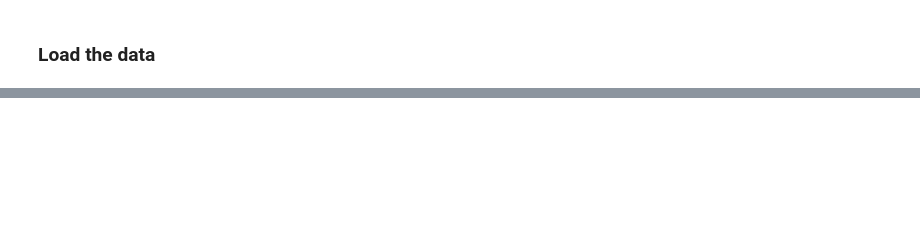
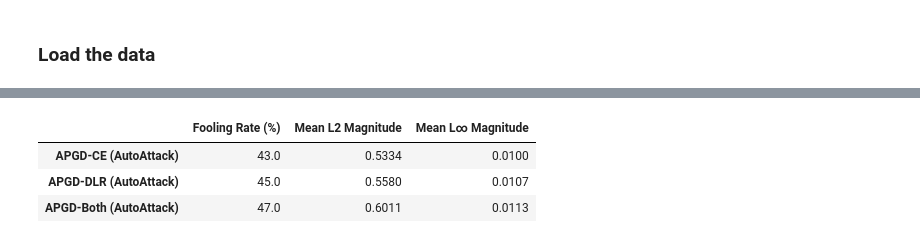
Before and after one commit to Abuhamad/comp378_f26, a Jupyter notebook: lesson_19/lab.ipynb, the cells around one changed output, grey strips where cells are left out. Drawn from its saved outputs; the diff is of its cells as text; code cells hidden in the pictures; blank space fills up the shorter version.

```diff
--- a/lesson_19/lab.ipynb
+++ b/lesson_19/lab.ipynb
@@ -146,4 +232,16 @@ model = model.to(device)  # move model to the appropriate device
 # %%
+# Extract x_test and y_test from test_loader
+# Iterate through the loader to gather 200 examples as specified in the instructions
+x_test_list, y_test_list = [], []
+for batch_x, batch_y in test_loader:
+    x_test_list.append(batch_x.numpy())
+    y_test_list.append(batch_y.numpy())
+    if sum(len(b) for b in x_test_list) >= 200: # stop when we reach 200 examples
+        break
+
+x_test = np.concatenate(x_test_list, axis=0)[:200]
+y_test = np.concatenate(y_test_list, axis=0)[:200]
+
 # Create ART PyTorchClassifier
 loss_fn = nn.CrossEntropyLoss()
 optimizer = torch.optim.Adam(model.parameters(), lr=0.001)
@@ -321,0 +420,78 @@ You have completed this lab when:
+# %%
+import torch
+import numpy as np
+import pandas as pd
+from autoattack import AutoAttack
+
+# Initialize lists to store metrics for AutoAttack algorithms
+aa_report_data = {}
+
+# Helper function to compute and store metrics
+def evaluate_adversarial_images(x_clean, x_perturbed, y_true, model, attack_name):
+    # Ensure inputs are tensors
+    if isinstance(x_perturbed, np.ndarray):
+        x_perturbed_tensor = torch.from_numpy(x_perturbed).to(device)
+    else:
+        x_perturbed_tensor = x_perturbed.to(device)
+
+    with torch.no_grad():
+        outputs = model(x_perturbed_tensor)
+        preds = outputs.argmax(dim=1).cpu().numpy()
+
+    # Calculate Fooling Rate
+    fooling_rate = np.mean(preds != y_true) * 100
+
+    # Convert perturbed to numpy for distance calculation
+    if not isinstance(x_perturbed, np.ndarray):
+        x_p_np = x_perturbed.cpu().numpy()
+    else:
+        x_p_np = x_perturbed
+
+    perturbation = x_p_np - x_clean
+    mean_l2 = np.mean(np.linalg.norm(perturbation.reshape(perturbation.shape[0], -1), axis=1))
+    mean_linf = np.mean(np.abs(perturbation).max(axis=(1, 2, 3)))
+
+    return {
+        'Fooling Rate (%)': fooling_rate,
+        'Mean L2 Magnitude': mean_l2,
+        'Mean L∞ Magnitude': mean_linf
+    }
+
+# 1. Run AutoAttack with individual components to isolate their outputs
+x_test_tensor = torch.from_numpy(x_test).to(device)
+y_test_tensor = torch.from_numpy(y_test).to(device)
+
+# Run APGD-CE
+print("Evaluating APGD-CE from AutoAttack...")
+aa_ce = AutoAttack(model, norm='Linf', eps=8/255, version='custom', attacks_to_run=['apgd-ce'])
+aa_ce.apgd.n_restarts = 1
+x_adv_ce = aa_ce.run_standard_evaluation(x_test_tensor, y_test_tensor)
+aa_report_data['APGD-CE (AutoAttack)'] = evaluate_adversarial_images(x_test, x_adv_ce, y_test, model, 'APGD-CE')
+
+# Run APGD-DLR
+print("\nEvaluating APGD-DLR from AutoAttack...")
+aa_dlr = AutoAttack(model, norm='Linf', eps=8/255, version='custom', attacks_to_run=['apgd-dlr'])
+aa_dlr.apgd.n_restarts = 1
+x_adv_dlr = aa_dlr.run_standard_evaluation(x_test_tensor, y_test_tensor)
+aa_report_data['APGD-DLR (AutoAttack)'] = evaluate_adversarial_images(x_test, x_adv_dlr, y_test, model, 'APGD-DLR')
+
+# Run APGD-CE and APGD-DLR
+print("\nEvaluating APGD-CE and APGD-DLR from AutoAttack...")
+aa_both = AutoAttack(model, norm='Linf', eps=8/255, version='custom', attacks_to_run=['apgd-ce','apgd-dlr'])
+aa_both.apgd.n_restarts = 1
+x_adv_both = aa_both.run_standard_evaluation(x_test_tensor, y_test_tensor)
+aa_report_data['APGD-Both (AutoAttack)'] = evaluate_adversarial_images(x_test, x_adv_both, y_test, model, 'APGD-Both')
+
+# Create unified report
+df_aa_methods_report = pd.DataFrame.from_dict(aa_report_data, orient='index')
+df_aa_methods_report = df_aa_methods_report.round(4)
+
+print("\n" + "="*75)
+print("AUTOATTACK INDIVIDUAL METHOD STRUCTURED REPORT")
+print("="*75)
+print(f"Model: Carmon2019Unlabeled on CIFAR-10")
+print(f"Clean accuracy: {clean_accuracy:.1%}")
+print("\nComparison Table:")
+display(df_aa_methods_report)
+print("="*75)
+# %% [output]
@@ -321,0 +515,4 @@ You have completed this lab when:
+|  | Fooling Rate (%) | Mean L2 Magnitude | Mean L∞ Magnitude |
+| APGD-CE (AutoAttack) | 43.0 | 0.5334 | 0.0100 |
+| APGD-DLR (AutoAttack) | 45.0 | 0.5580 | 0.0107 |
+| APGD-Both (AutoAttack) | 47.0 | 0.6011 | 0.0113 |
```
Also changed, not shown: parts of 22 cells of this notebook.
